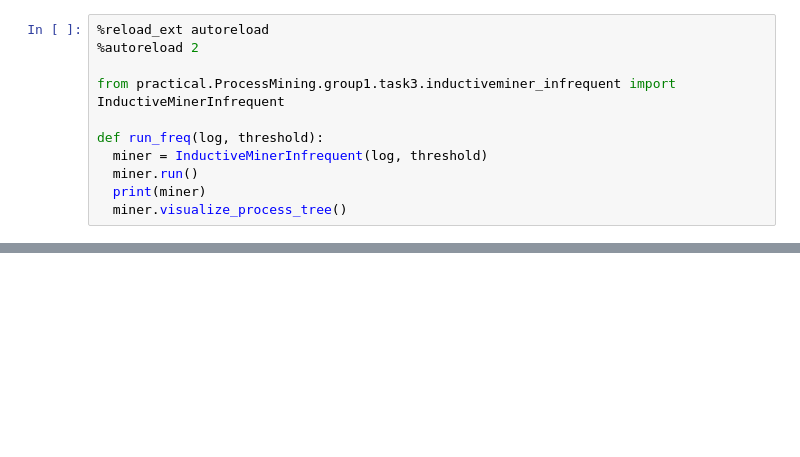
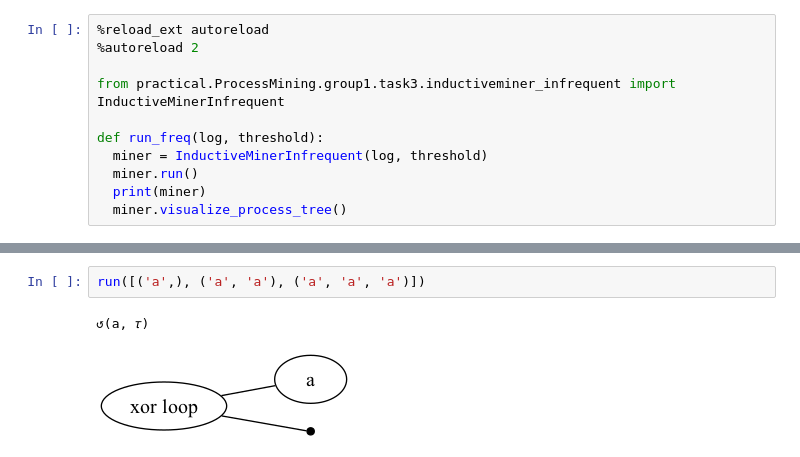
Before and after one commit to collinleiber/LMU_Master_Practical_SoSe24, a Jupyter notebook: practical/ProcessMining/group1/task3/IM_prototyping.ipynb, the cells around one changed output, grey strips where cells are left out. Cells and saved outputs as stored; diff of their text form; blank space fills up the shorter version.

```diff
--- a/practical/ProcessMining/group1/task3/IM_prototyping.ipynb
+++ b/practical/ProcessMining/group1/task3/IM_prototyping.ipynb
@@ -85,0 +130,5 @@ print(miner)
+# %%
+run([('a',), ('a', 'a'), ('a', 'a', 'a')])
+# %% [output]
+↺(a, 𝜏)
+[figure, added]
```
Also changed, not shown: parts of 18 cells of this notebook, 2 other files.
